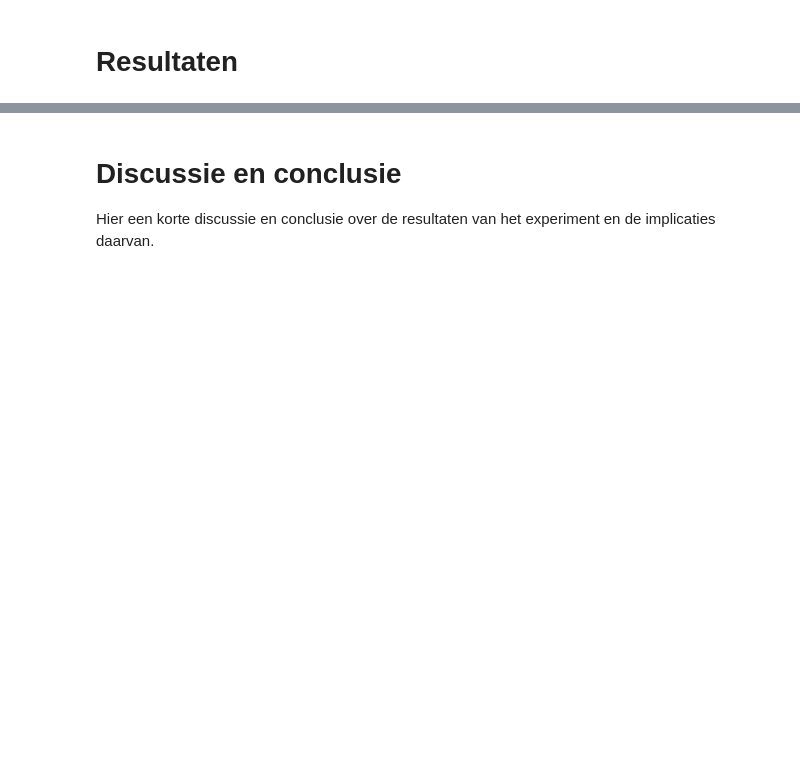
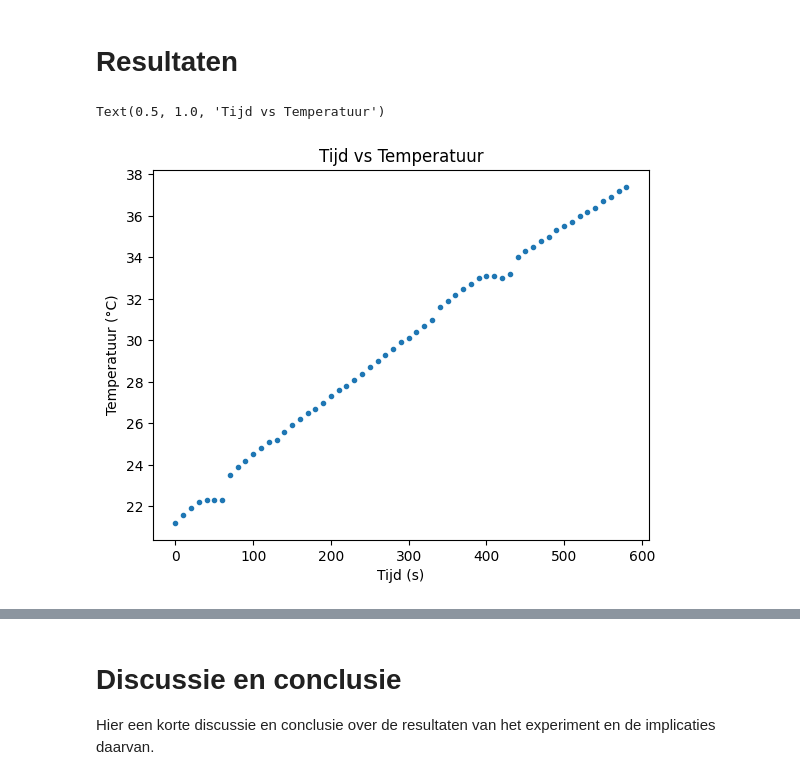
Before and after one commit to mourikdexter-oss/groepDexter, a Jupyter notebook: Content/Labs/cwater.ipynb, the cells around one changed output, grey strips where cells are left out. Drawn from its saved outputs; the diff is of its cells as text; code cells hidden in the pictures; blank space fills up the shorter version.

Commit message:
Add labs soortelijke warmte water

```diff
--- a/Content/Labs/cwater.ipynb
+++ b/Content/Labs/cwater.ipynb
@@ -63,0 +70,29 @@ Geef kort de data-analysemethode weer.
+# %%
+# Sla figuren op met
+import numpy as np
+import matplotlib.pyplot as plt
+# plt.savefig("figures/naam.png", dpi=450)
+m_maatbeker = 0.1744
+m_water = 0.4711 - m_maatbeker
+time = np.arange(len(temperatuur)) * 10
+U= 17
+I= 1.76
+P= U*I
+temperatuur = data = np.array([
+    21.2, 21.6, 21.9, 22.2, 22.3, 22.3, 22.3, 23.5, 23.9, 24.2,
+    24.5, 24.8, 25.1, 25.2, 25.6, 25.9, 26.2, 26.5, 26.7, 27.0,
+    27.3, 27.6, 27.8, 28.1, 28.4, 28.7, 29.0, 29.3, 29.6, 29.9,
+    30.1, 30.4, 30.7, 31.0, 31.6, 31.9, 32.2, 32.5, 32.7, 33.0,
+    33.1, 33.1, 33.0, 33.2, 34.0, 34.3, 34.5, 34.8, 35.0, 35.3,
+    35.5, 35.7, 36.0, 36.2, 36.4, 36.7, 36.9, 37.2, 37.4
+])
+length = len(temperatuur)
+
+plt.figure()
+plt.plot(time,temperatuur,'.')
+plt.xlabel('Tijd (s)')
+plt.ylabel('Temperatuur (°C)')
+plt.title('Tijd vs Temperatuur')
+# %% [output]
+Text(0.5, 1.0, 'Tijd vs Temperatuur')
+[figure, added]
```
Also changed, not shown: parts of 5 cells of this notebook.
